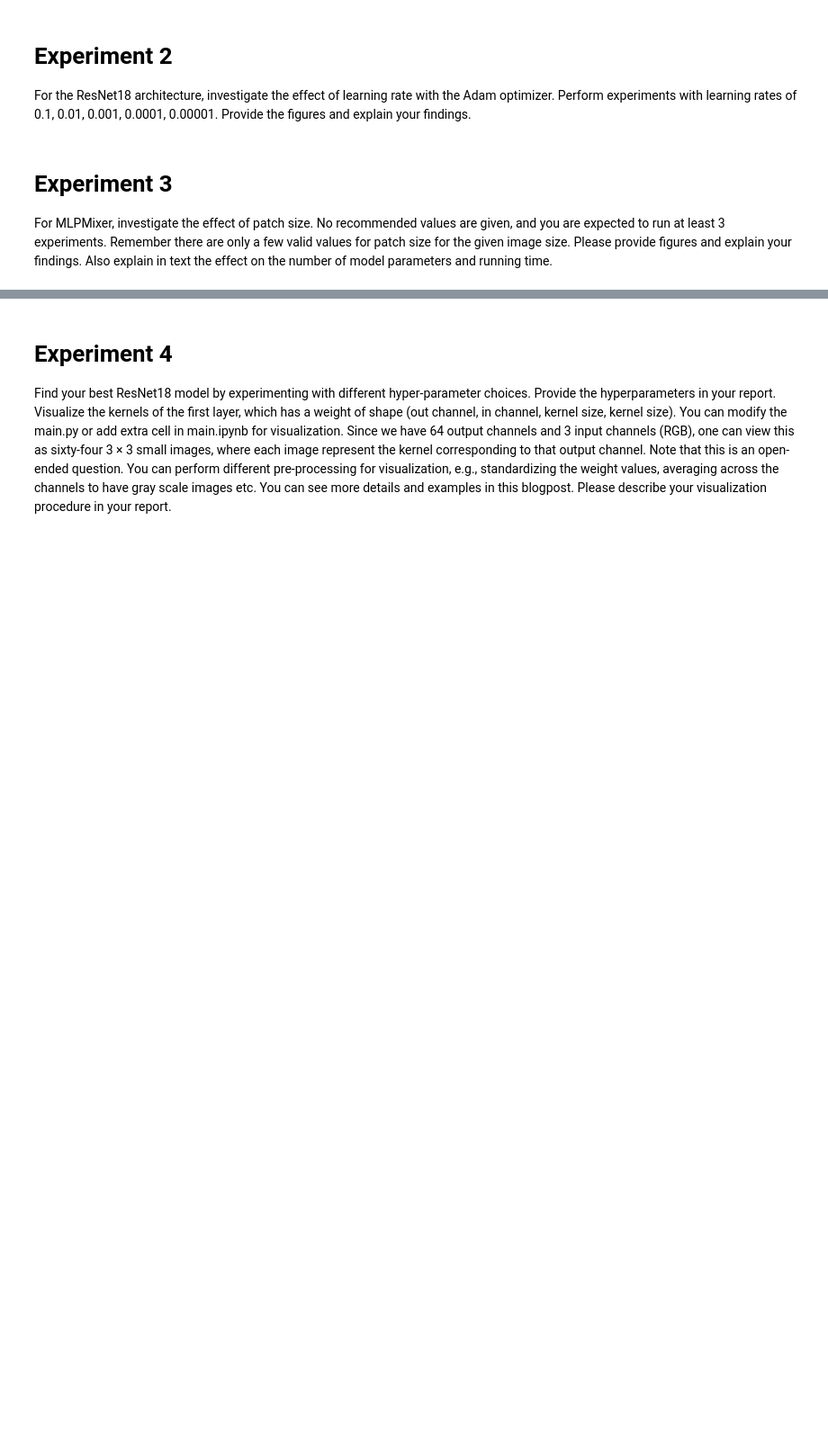
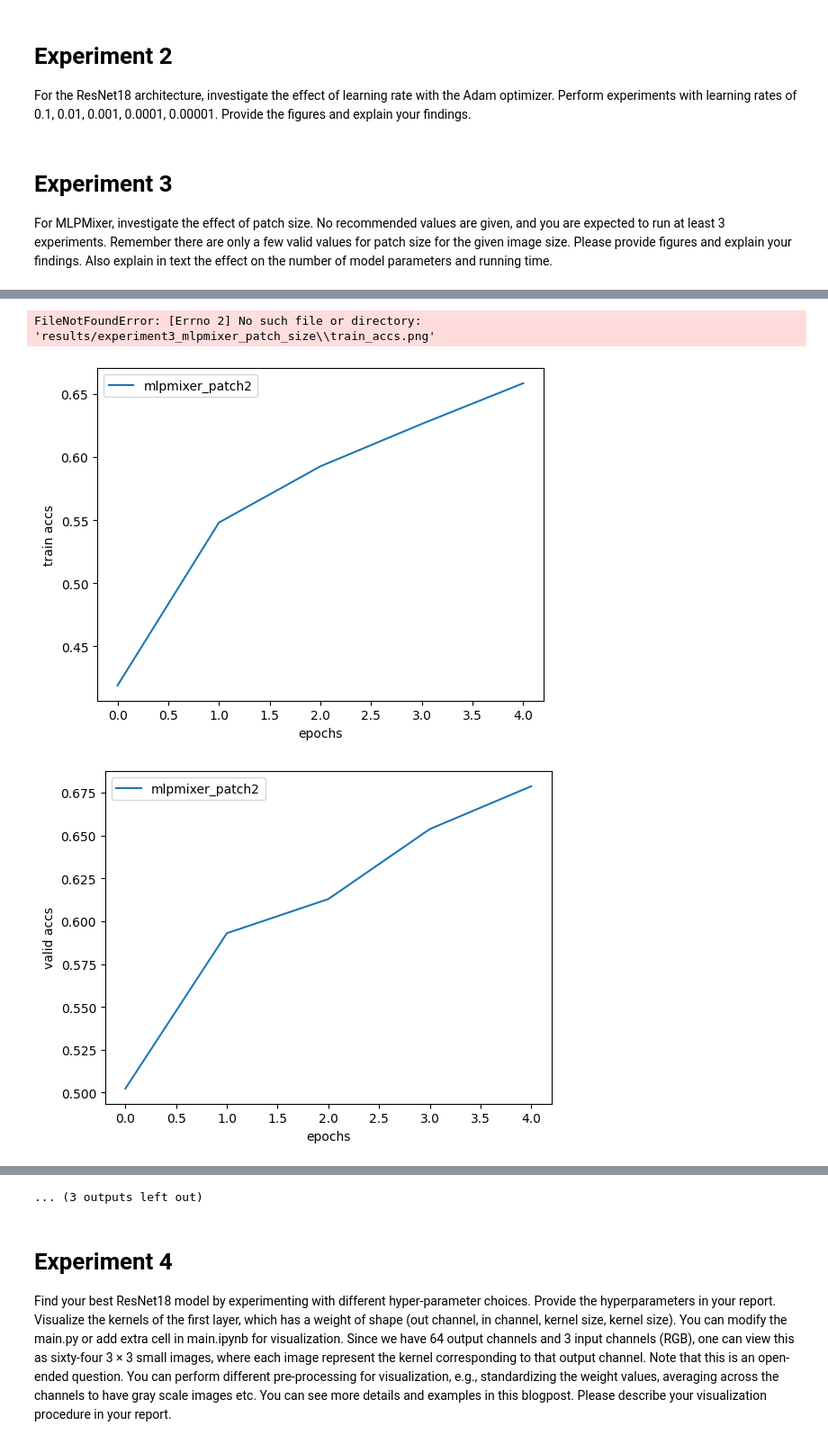
Before and after one commit to fwilhelmy/img-classification-experiments, a Jupyter notebook: HW1_2025/assignment1_release/main.ipynb, the cells around one changed output, grey strips where cells are left out. Shown at 90% size. Drawn from its saved outputs; the diff is of its cells as text; code cells hidden in the pictures; blank space fills up the shorter version.

```diff
--- a/HW1_2025/assignment1_release/main.ipynb
+++ b/HW1_2025/assignment1_release/main.ipynb
@@ -271,9 +307,9 @@ run_experiment("experiment2", experiment2)
 For MLPMixer, investigate the effect of patch size. No recommended values are given, and you are expected to run at least 3 experiments. Remember there are only a few valid values for patch size for the given image size. Please provide figures and explain your findings. Also explain in text the effect on the number of model parameters and running time.
 # %%
 experiment3 = {
-    "mlpmixer_patch2": Arguments(logdir="results/experiment3/mlpmixer_patch2", model='mlpmixer', model_config='assignment/model_configs/mlpmixer_patch2.json', epochs=5),
-    "mlpmixer_patch4": Arguments(logdir="results/experiment3/mlpmixer_patch4", model='mlpmixer', model_config='assignment/model_configs/mlpmixer_patch4.json', epochs=5),
-    "mlpmixer_patch8": Arguments(logdir="results/experiment3/mlpmixer_patch8", model='mlpmixer', model_config='assignment/model_configs/mlpmixer_patch8.json', epochs=5)
+    "mlpmixer_patch2": Arguments(logdir="results/experiment3/mlpmixer_patch2", model='mlpmixer', model_config='model_configs/mlpmixer/mlpmixer_patch2.json', epochs=5),
+    "mlpmixer_patch4": Arguments(logdir="results/experiment3/mlpmixer_patch4", model='mlpmixer', model_config='model_configs/mlpmixer/mlpmixer_patch4.json', epochs=5),
+    "mlpmixer_patch8": Arguments(logdir="results/experiment3/mlpmixer_patch8", model='mlpmixer', model_config='model_configs/mlpmixer/mlpmixer_patch8.json', epochs=5)
 }
 
 run_experiment("experiment3_mlpmixer_patch_size", experiment3)
@@ -281,0 +334,3 @@ NameError: name 'Arguments' is not defined
+FileNotFoundError: [Errno 2] No such file or directory: 'results/experiment3_mlpmixer_patch_size\\train_accs.png'
+[figure, added]
+[figure, added]
@@ -282,3 +345,4 @@ NameError: name 'Arguments' is not defined
+... (3 outputs left out)
 # %%
 !zip -r experiment3.zip results/experiment3
 # %% [markdown]
```
Also changed, not shown: parts of 4 cells of this notebook, 1 other file.
